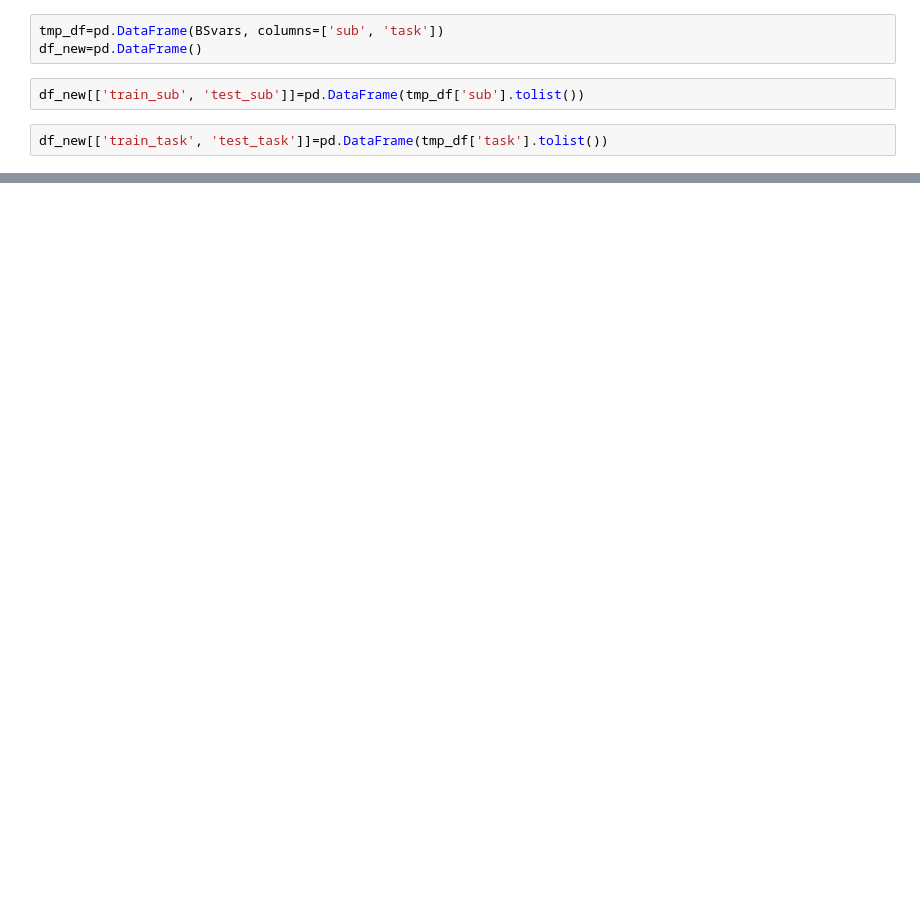
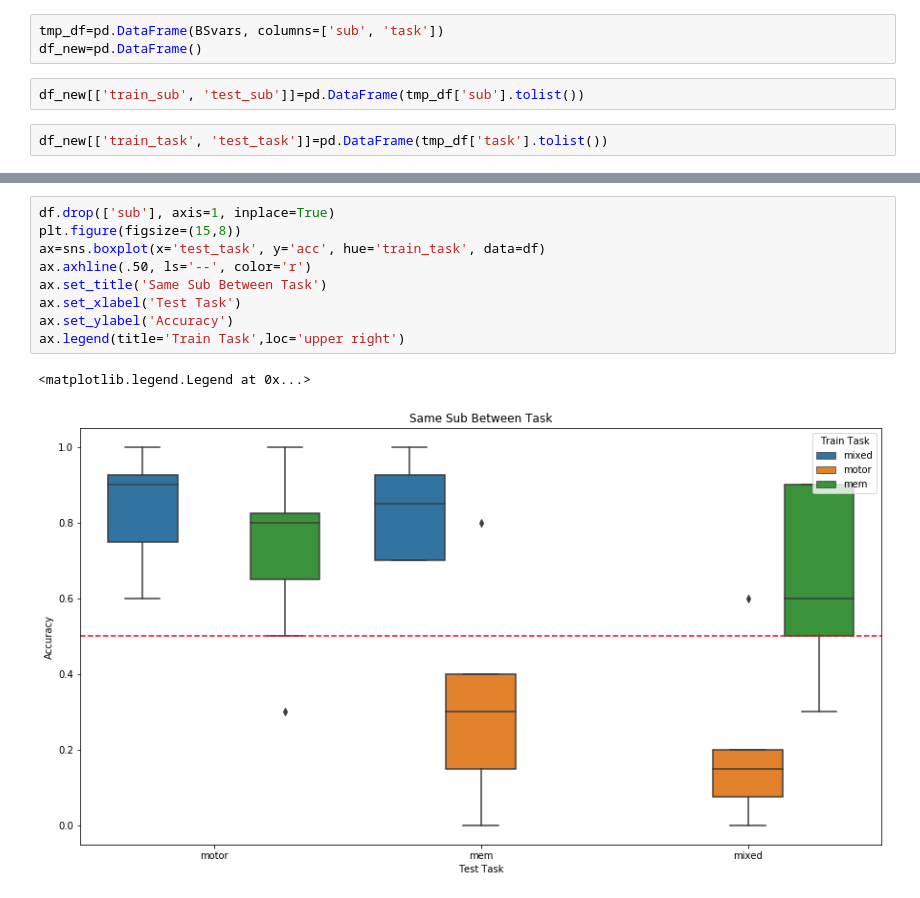
Before and after one commit to GrattonLab/MSC_Alexis, a Jupyter notebook: analysis/code/MVPA/SVC/debug.ipynb, the cells around one changed output, grey strips where cells are left out. Cells and saved outputs as stored; diff of their text form; blank space fills up the shorter version.

```diff
--- a/analysis/code/MVPA/SVC/debug.ipynb
+++ b/analysis/code/MVPA/SVC/debug.ipynb
@@ -826,0 +758,12 @@ task_df.head()
+# %%
+df.drop(['sub'], axis=1, inplace=True)
+plt.figure(figsize=(15,8))
+ax=sns.boxplot(x='test_task', y='acc', hue='train_task', data=df)
+ax.axhline(.50, ls='--', color='r')
+ax.set_title('Same Sub Between Task')
+ax.set_xlabel('Test Task')
+ax.set_ylabel('Accuracy')
+ax.legend(title='Train Task',loc='upper right')
+# %% [output]
+<matplotlib.legend.Legend at 0x...>
+[figure, added]
```
Also changed, not shown: parts of 30 cells of this notebook, 8 other files.
